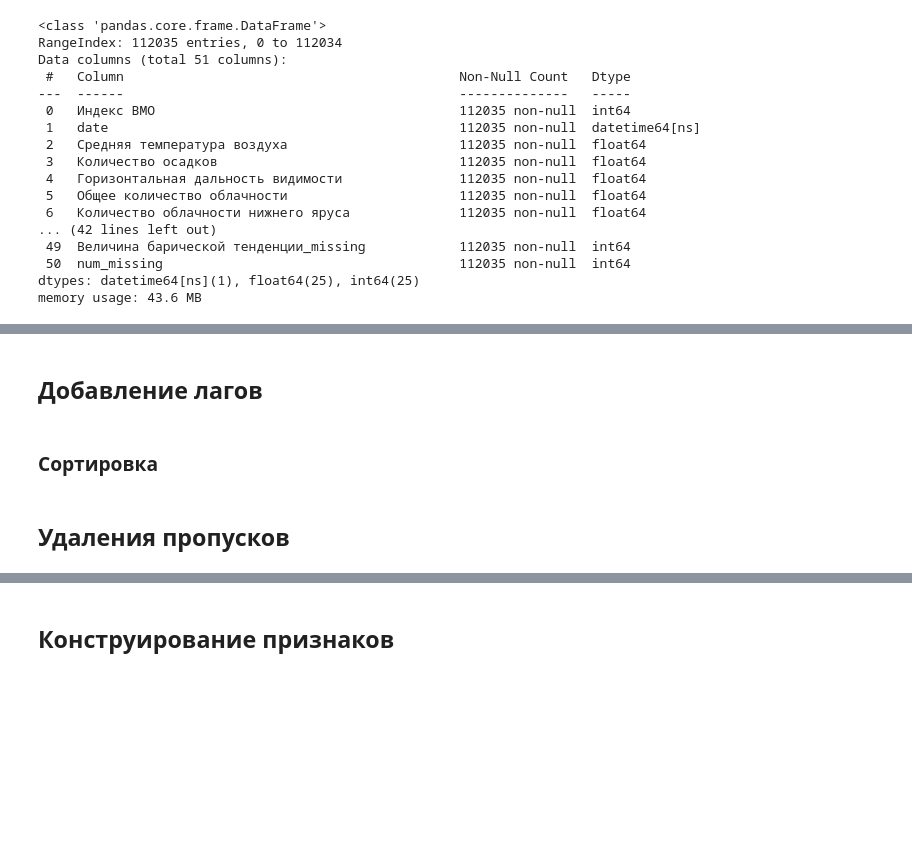
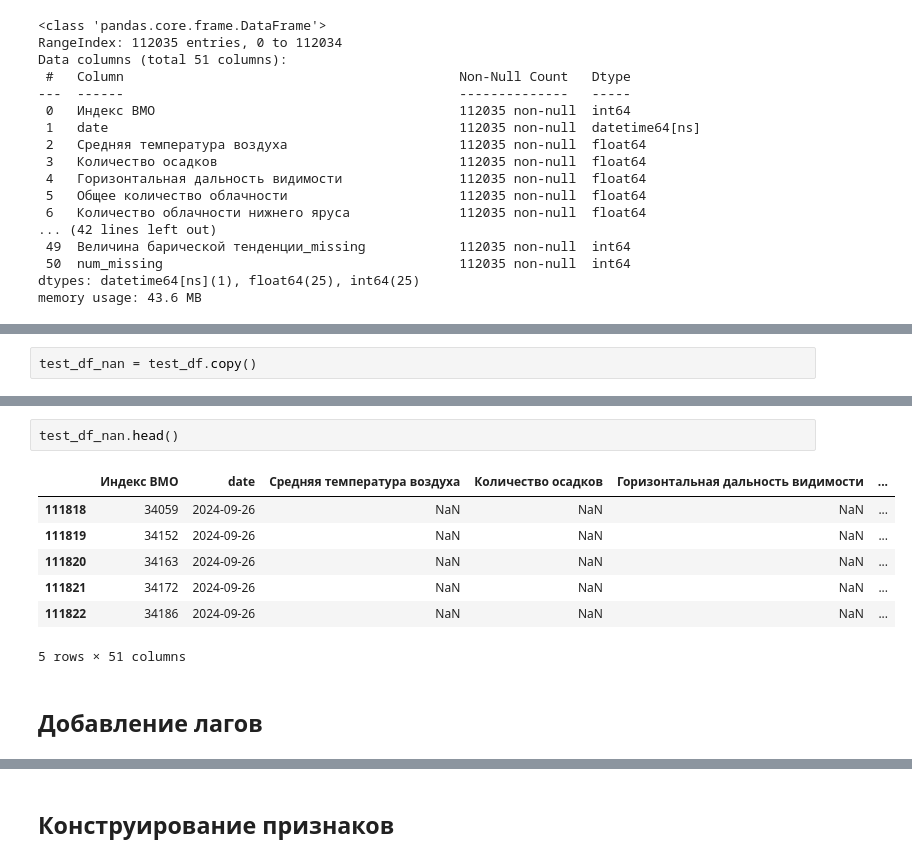
Before and after one commit to Mostov2005/Data-Science-Projects, a Jupyter notebook: Kyrsach/kyrsach.ipynb, the cells around one changed output, grey strips where cells are left out. Drawn from its saved outputs; the diff is of its cells as text; blank space fills up the shorter version.

```diff
--- a/Kyrsach/kyrsach.ipynb
+++ b/Kyrsach/kyrsach.ipynb
@@ -51,0 +154,2 @@ memory usage: 43.6 MB
+# %%
+test_df_nan = test_df.copy()
@@ -52,6 +171,12 @@ memory usage: 43.6 MB
+# %%
+test_df_nan.head()
+# %% [output]
+|  | Индекс ВМО | date | Средняя температура воздуха | Количество осадков | Горизонтальная дальность видимости | ... |
+| 111818 | 34059 | 2024-09-26 | NaN | NaN | NaN | ... |
+| 111819 | 34152 | 2024-09-26 | NaN | NaN | NaN | ... |
+| 111820 | 34163 | 2024-09-26 | NaN | NaN | NaN | ... |
+| 111821 | 34172 | 2024-09-26 | NaN | NaN | NaN | ... |
+| 111822 | 34186 | 2024-09-26 | NaN | NaN | NaN | ... |
+5 rows × 51 columns
 # %% [markdown]
 ## Добавление лагов
-# %% [markdown]
-### Сортировка
-# %% [markdown]
-## Удаления пропусков
```
Also changed, not shown: parts of 80 cells of this notebook.
